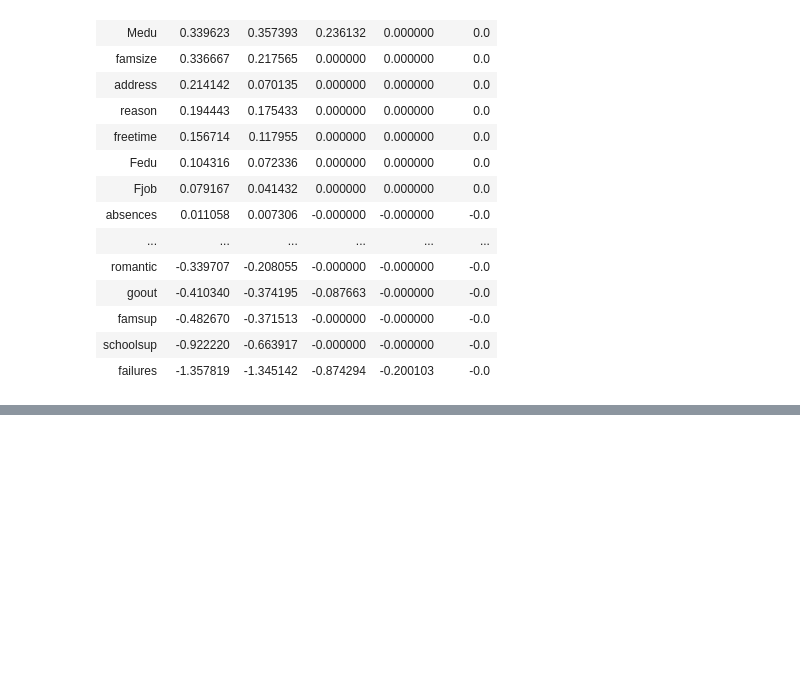
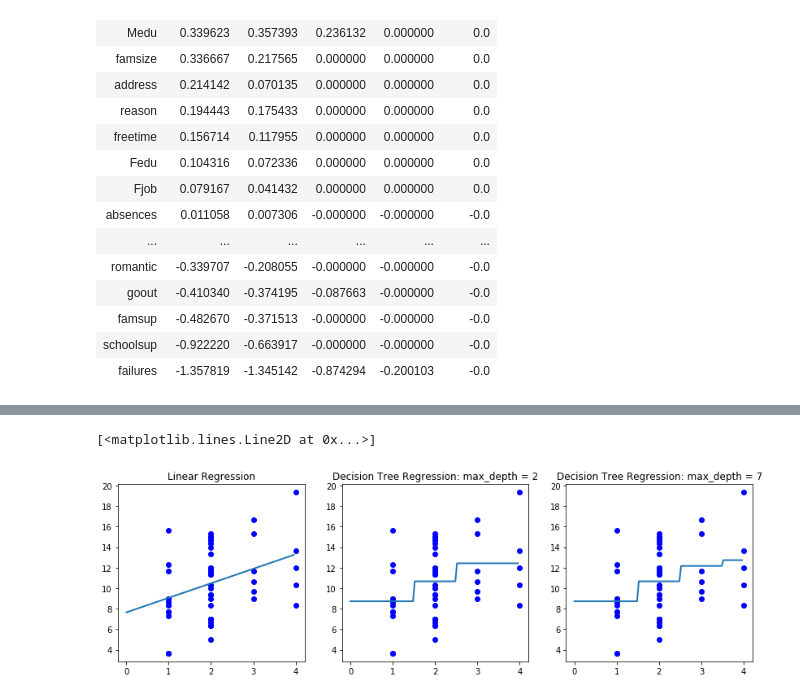
Before and after one commit to kangmincho1/Side-Projects, a Jupyter notebook: regression.ipynb, the cells around one changed output, grey strips where cells are left out. Drawn from its saved outputs; the diff is of its cells as text; code cells hidden in the pictures; blank space fills up the shorter version.

```diff
--- a/regression.ipynb
+++ b/regression.ipynb
@@ -369,0 +361,35 @@ plt.scatter(df_sample.sex, df_sample.grade, c='blue')
+# %%
+from sklearn.tree import DecisionTreeRegressor
+
+lr = LinearRegression()
+dt2 = DecisionTreeRegressor(max_depth=2)
+dt7 = DecisionTreeRegressor(max_depth=5)
+
+X_test = np.arange(0, 4, 0.04).reshape(-1, 1)
+X_feature = df_sample['studytime'].values.reshape(-1, 1)
+y_target = df_sample['grade'].values.reshape(-1, 1)
+
+lr.fit(X_feature, y_target)
+dt2.fit(X_feature, y_target)
+dt7.fit(X_feature, y_target)
+
+pred_lr = lr.predict(X_test)
+pred_dt2 = dt2.predict(X_test)
+pred_dt7 = dt7.predict(X_test)
+
+fig, (ax1, ax2, ax3) = plt.subplots(figsize=(14, 4), ncols=3)
+
+ax1.set_title('Linear Regression')
+ax1.scatter(df_sample.studytime, df_sample.grade, c='blue')
+ax1.plot(X_test, pred_lr, label='linear', linewidth=2)
+
+ax2.set_title('Decision Tree Regression: max_depth = 2')
+ax2.scatter(df_sample.studytime, df_sample.grade, c='blue')
+ax2.plot(X_test, pred_dt2, label='linear', linewidth=2)
+
+ax3.set_title('Decision Tree Regression: max_depth = 7')
+ax3.scatter(df_sample.studytime, df_sample.grade, c='blue')
+ax3.plot(X_test, pred_dt7, label='linear', linewidth=2)
+# %% [output]
+[<matplotlib.lines.Line2D at 0x...>]
+[figure, added]
```
Also changed, not shown: parts of 4 cells of this notebook.
